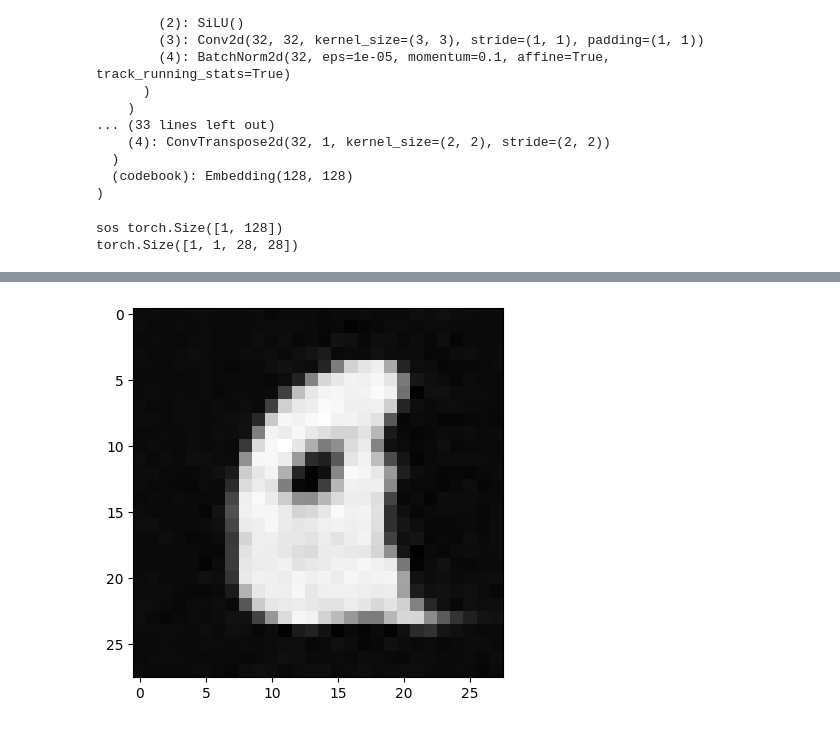
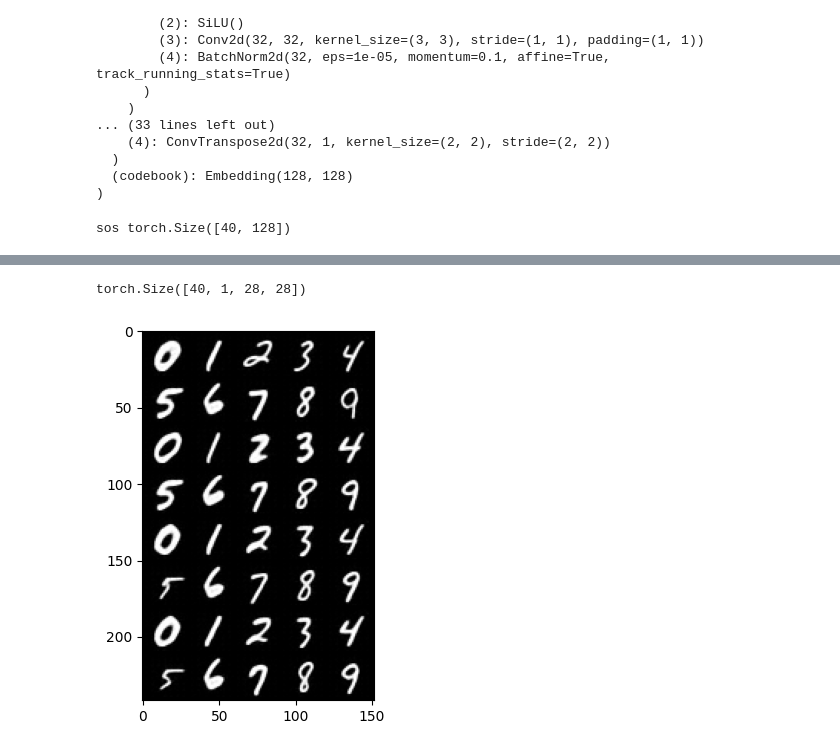
Before and after one commit to fpg2012/vq-vae, a Jupyter notebook: vis_ar.ipynb, the cells around one changed output, grey strips where cells are left out. Saved outputs shown, nothing was run; the diff lists cells and outputs as text; code cells hidden in the pictures.

```diff
--- a/vis_ar.ipynb
+++ b/vis_ar.ipynb
@@ -37,7 +37,7 @@ VectorQuantize(
   (codebook): Embedding(128, 128)
 )
 # %%
-ar = torch.load('ar-epoch06.pth', weights_only=False)
+ar = torch.load('ar-best.pth', weights_only=False, map_location='xpu')
 # %%
 def ar_genearte(label: torch.Tensor, vqvae, ar, temperature = 1):
     B = label.shape[0]
@@ -58,9 +58,9 @@ def ar_genearte(label: torch.Tensor, vqvae, ar, temperature = 1):
     generated = vqvae.decode(x[:, 1:])
     return generated
 # %%
-generated = ar_genearte(torch.tensor([5]), vqvae, ar, temperature=0.5)
-plt.imshow(generated[0][0].detach().cpu().numpy(), cmap='gray')
+from torchvision.utils import make_grid
+generated = ar_genearte(torch.tensor([0, 1, 2, 3, 4, 5, 6, 7, 8, 9] * 4).to(device), vqvae, ar, temperature=0.1)
+plt.imshow(make_grid(generated, nrow=5).permute(1, 2, 0).detach().cpu().numpy(), cmap='gray')
 print(generated.shape)
 # %% [output]
-sos torch.Size([1, 128])
-torch.Size([1, 1, 28, 28])
+sos torch.Size([40, 128])
@@ -67 +68,2 @@ torch.Size([1, 1, 28, 28])
+torch.Size([40, 1, 28, 28])
-[figure, old version]
+[figure, new version]
```
Also changed, not shown: parts of 1 cell of this notebook, 6 other files.
